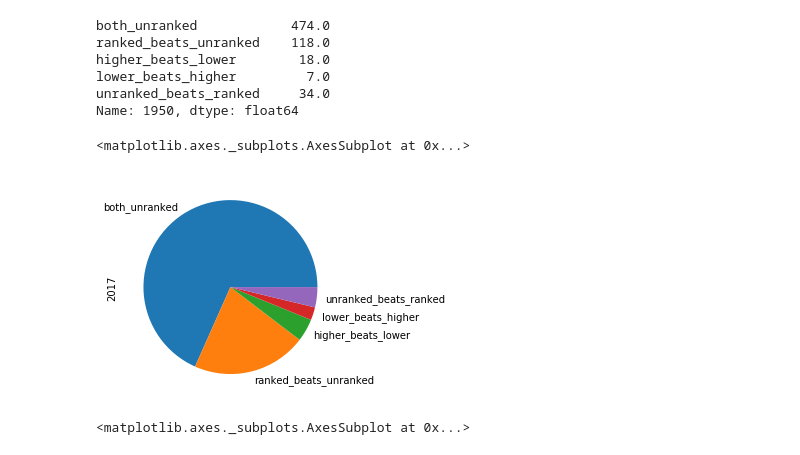
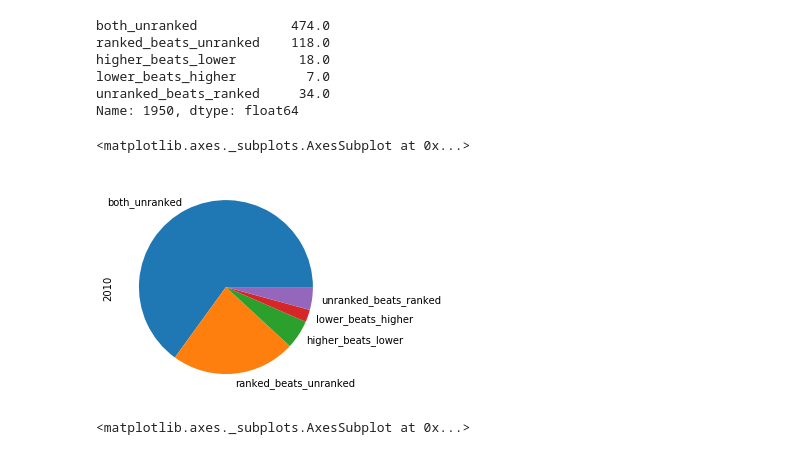
Before and after one commit to redhairedcelt/College_Football_Analysis, a Jupyter notebook: CF Analysis.ipynb, the cells around one changed output. Saved outputs shown, nothing was run; the diff lists cells and outputs as text; code cells hidden in the pictures.

```diff
--- a/CF Analysis.ipynb
+++ b/CF Analysis.ipynb
@@ -393,10 +391,10 @@ lower_beats_higher         7.0
 unranked_beats_ranked     34.0
 Name: 1950, dtype: float64
 # %%
-ratios_years.loc[2017].plot(kind='pie')
+ratios_years.loc[2010].plot(kind='pie')
 # %% [output]
 <matplotlib.axes._subplots.AxesSubplot at 0x...>
-[figure, old version]
+[figure, new version]
 # %%
 ratios_years.plot()
 # need to do this as a stacked plot
```
Also changed, not shown: parts of 6 cells of this notebook, 2 other files.
